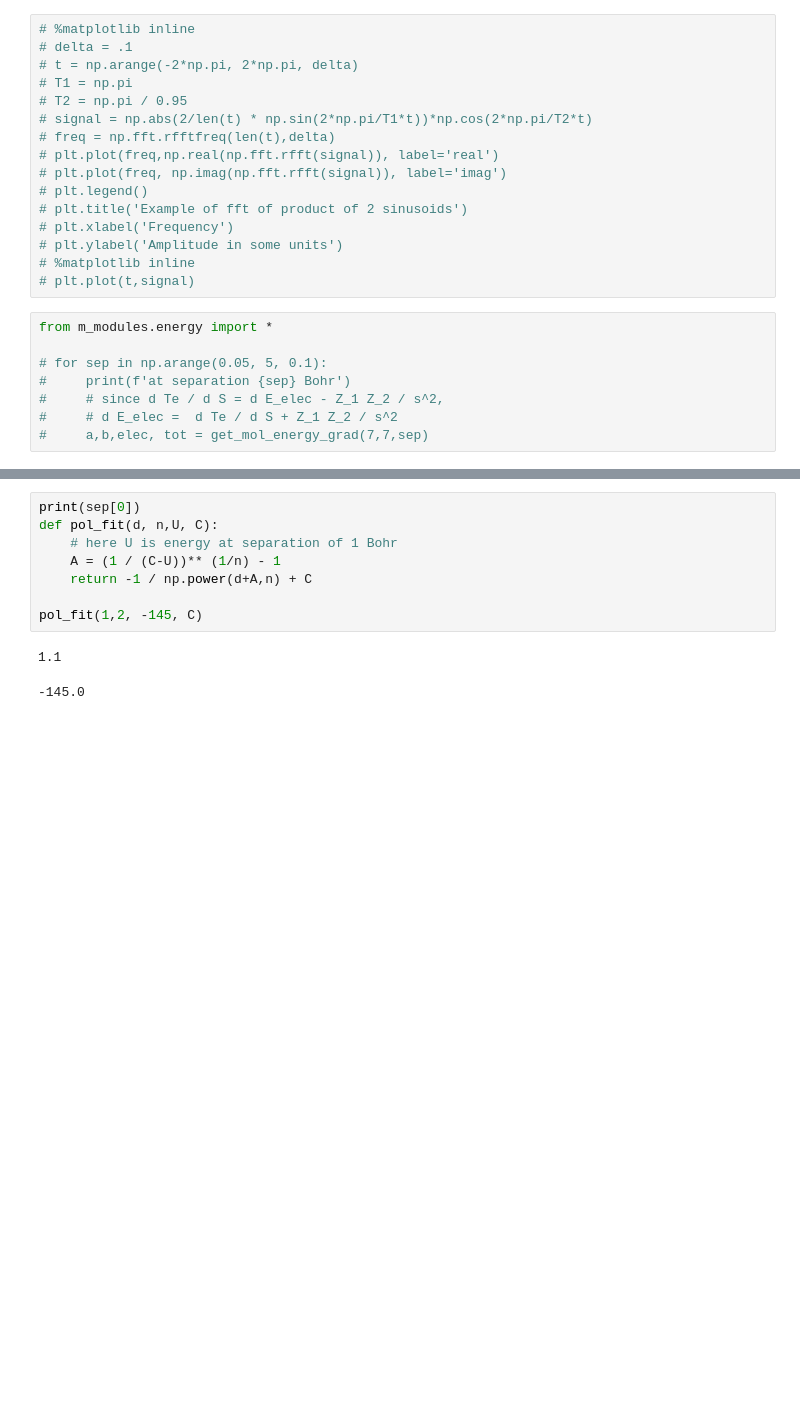
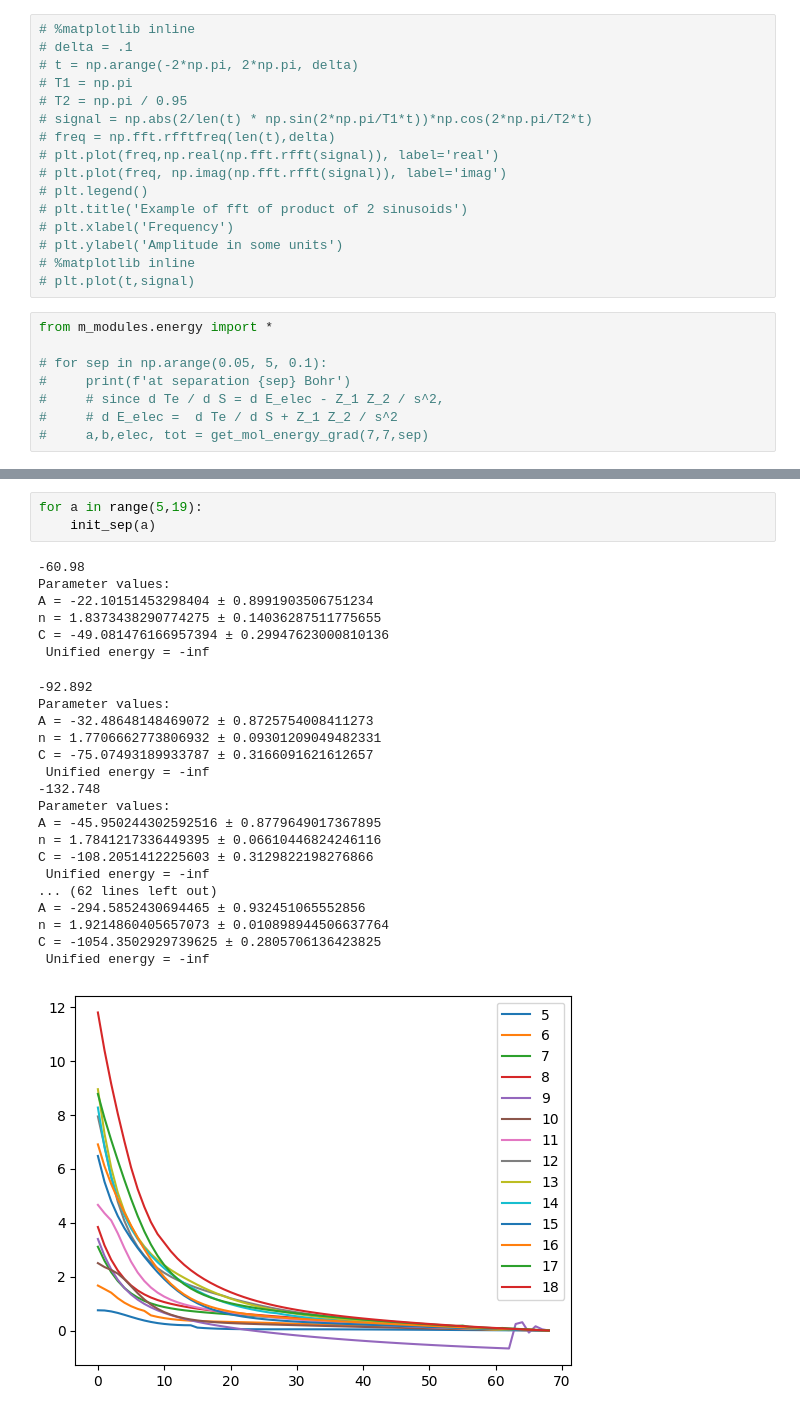
Before and after one commit to meetc1213/QA, a Jupyter notebook: test.ipynb, the cells around one changed output, grey strips where cells are left out. Drawn from its saved outputs; the diff is of its cells as text; blank space fills up the shorter version.

```diff
--- a/test.ipynb
+++ b/test.ipynb
@@ -98,11 +35,28 @@ KeyboardInterrupt:
-# %%
-print(sep[0])
-def pol_fit(d, n,U, C):
-    # here U is energy at separation of 1 Bohr
-    A = (1 / (C-U))** (1/n) - 1
-    return -1 / np.power(d+A,n) + C
-
-pol_fit(1,2, -145, C)
-# %% [output]
-1.1
--145.0
+# %%
+for a in range(5,19):
+    init_sep(a)
+# %% [output]
+-60.98
+Parameter values:
+A = -22.10151453298404 ± 0.8991903506751234
+n = 1.8373438290774275 ± 0.14036287511775655
+C = -49.081476166957394 ± 0.29947623000810136
+ Unified energy = -inf
+-92.892
+Parameter values:
+A = -32.48648148469072 ± 0.8725754008411273
+n = 1.7706662773806932 ± 0.09301209049482331
+C = -75.07493189933787 ± 0.3166091621612657
+ Unified energy = -inf
+-132.748
+Parameter values:
+A = -45.950244302592516 ± 0.8779649017367895
+n = 1.7841217336449395 ± 0.06610446824246116
+C = -108.2051412225603 ± 0.3129822198276866
+ Unified energy = -inf
+... (62 lines left out)
+A = -294.5852430694465 ± 0.932451065552856
+n = 1.9214860405657073 ± 0.010898944506637764
+C = -1054.3502929739625 ± 0.2805706136423825
+ Unified energy = -inf
+[figure, added]
```
Also changed, not shown: parts of 5 cells of this notebook, 17 other files.
